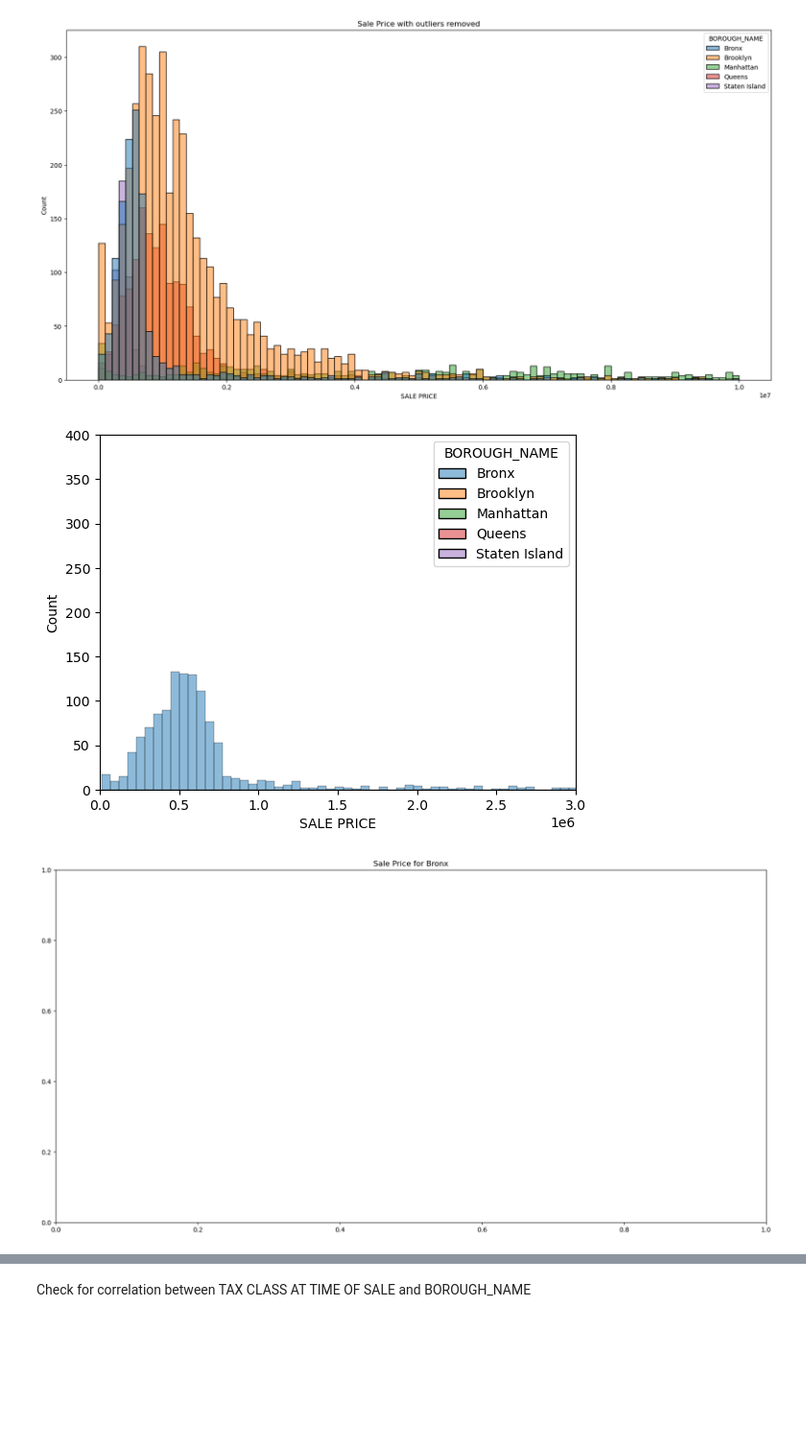
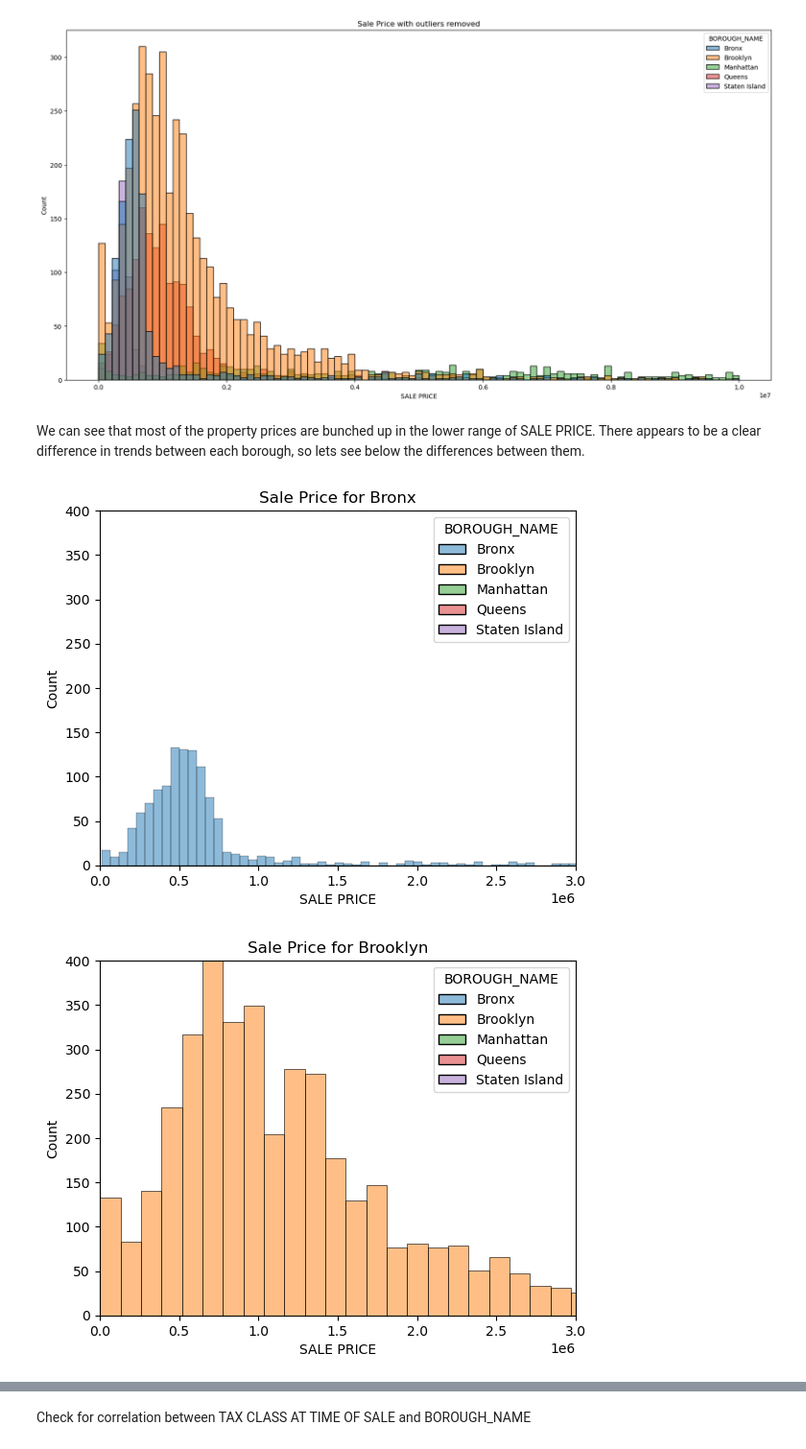
Before and after one commit to arame/MagnimindTask1, a Jupyter notebook: Task1_eda.ipynb, the cells around one changed output, grey strips where cells are left out. Shown at 96% size. Drawn from its saved outputs; the diff is of its cells as text; code cells hidden in the pictures; blank space fills up the shorter version.

```diff
--- a/Task1_eda.ipynb
+++ b/Task1_eda.ipynb
@@ -109,23 +132,27 @@ It is hard to see the distribution of Sales Prices because of the effect of the
 on the scaling of the chart.
 Here the exercise is repeated with the outliers removed.
 # %%
-df_new_housing = clean.df_housing[clean.df_housing["SALE PRICE"] < 10000000]
+sale_limit = 10000000
+df_new_housing = clean.df_housing[clean.df_housing["SALE PRICE"] < sale_limit]
 plt.figure(figsize = (20,10))
 plt.title("Sale Price with outliers removed")
 sns.histplot(data=df_new_housing, x="SALE PRICE", hue="BOROUGH_NAME", hue_order=borough_names)
 # %% [output]
 <AxesSubplot:title={'center':'Sale Price with outliers removed'}, xlabel='SALE PRICE', ylabel='Count'>
 [figure]
+# %% [markdown]
+We can see that most of the property prices are bunched up in the lower range of SALE PRICE.
+There appears to be a clear difference in trends between each borough, so lets see below the differences between them.
 # %%
 
 for name in borough_names:
     fig, ax = plt.subplots()
     df_borough_housing = df_new_housing[df_new_housing["BOROUGH_NAME"] == name]
-    plt.figure(figsize = (20,10))
     plt.title(f"Sale Price for {name}")
     sns.histplot(data=df_borough_housing, x="SALE PRICE", hue="BOROUGH_NAME", hue_order=borough_names, ax=ax)
+    plt.title(f"Sale Price for {name}")
     ax.set_xlim(0,3000000)
     ax.set_ylim(0,400)
 # %% [output]
-[figure, old version]
+[figure, new version]
-[figure, old version]
+[figure, new version]
```
Also changed, not shown: parts of 29 cells of this notebook, 6 other files.
